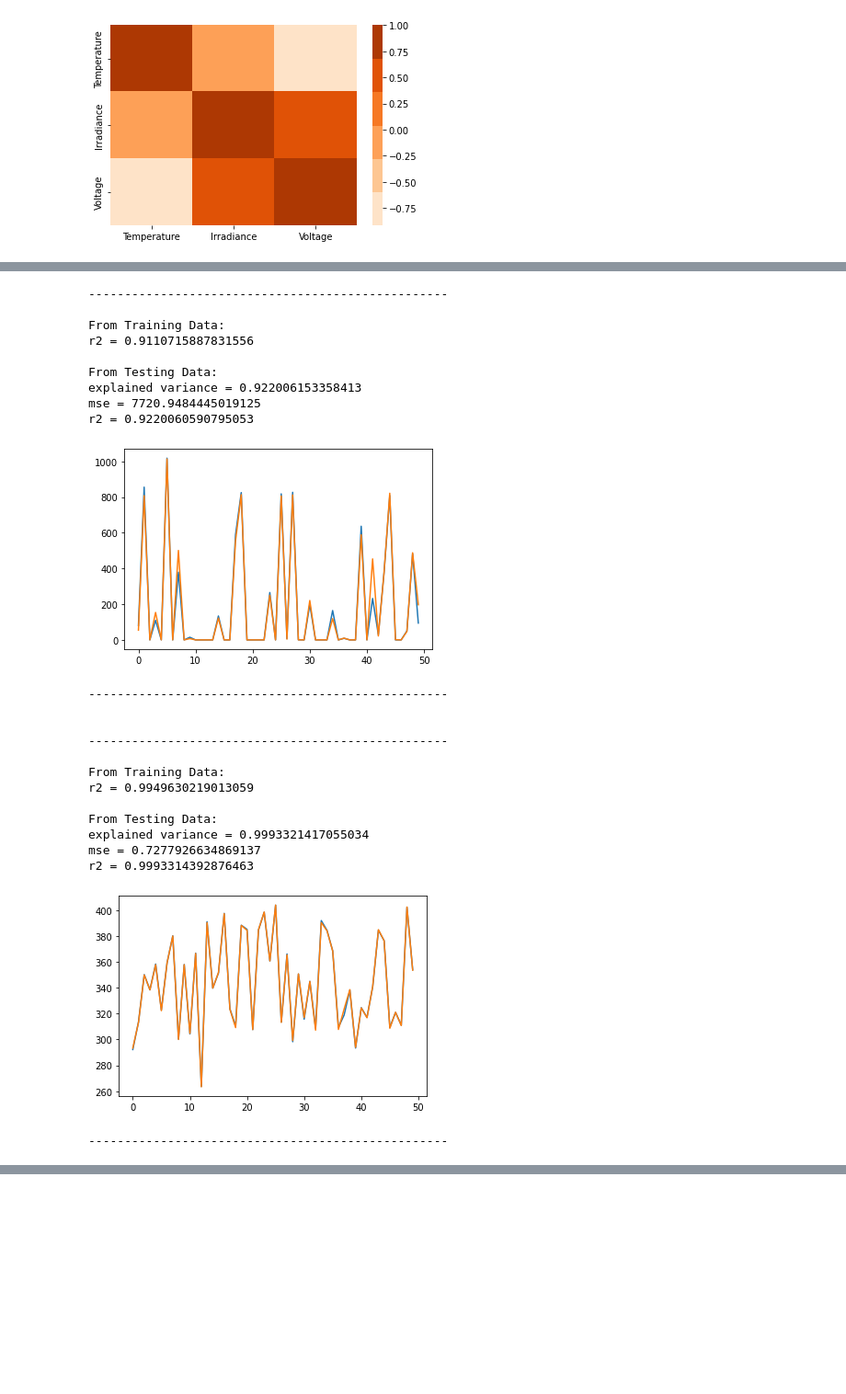
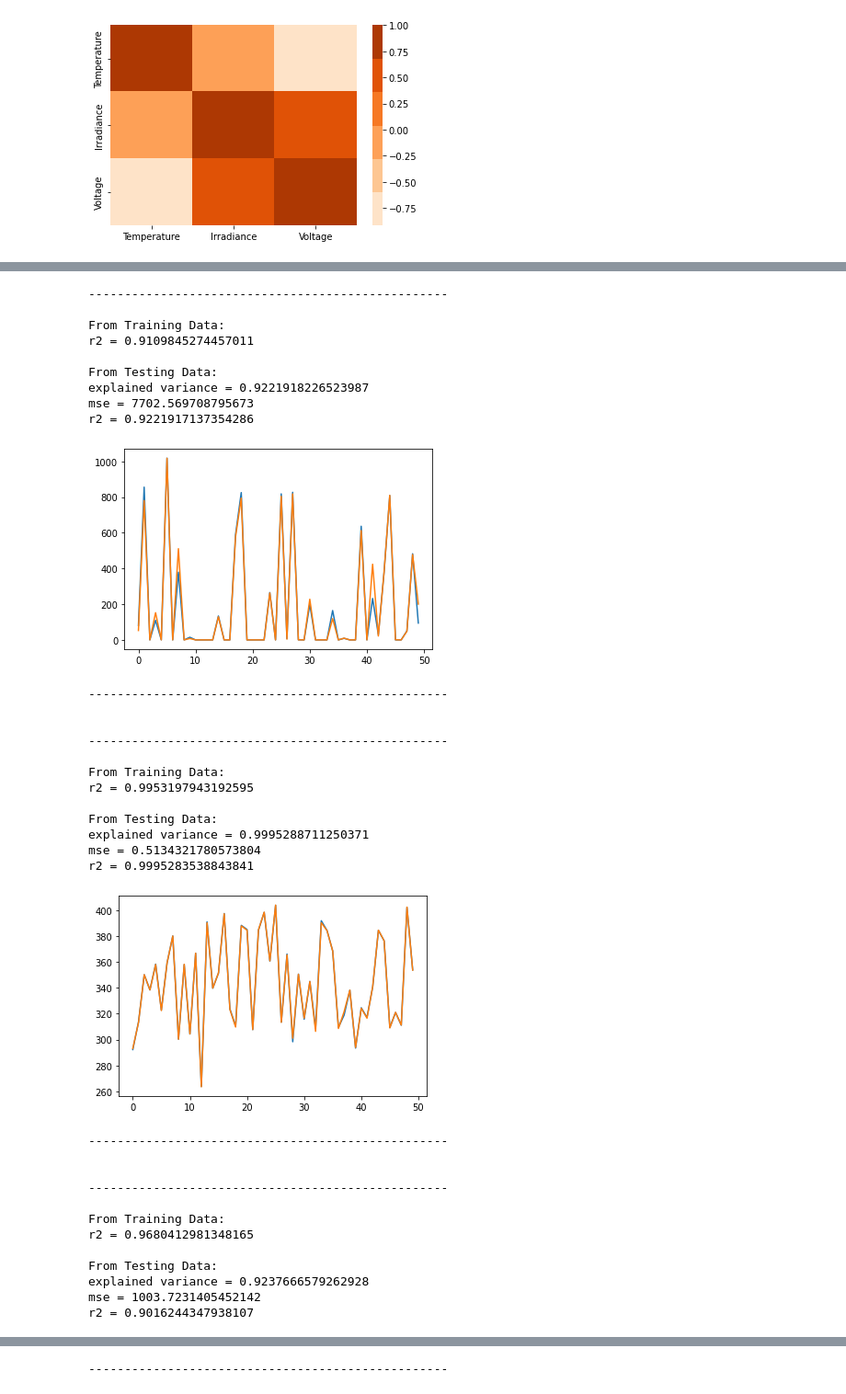
Before and after one commit to BTP-2022-23/ev-charging-estimate, a Jupyter notebook: solarmodel.ipynb, the cells around one changed output, grey strips where cells are left out. Shown at 92% size. Cells and saved outputs as stored; diff of their text form; code cells hidden in the pictures; blank space fills up the shorter version.

Commit message:
Uploading the pv power data ,matmodel

```diff
--- a/solarmodel.ipynb
+++ b/solarmodel.ipynb
@@ -49,6 +49,8 @@ import pytz
 # from sklearn.ensemble import RandomForestRegressor
 # %%
 # loading the datasets
-root = ""
+root = "/content/gdrive/MyDrive/BTP sem7 Group 2/"
 combined_data = pd.read_csv(root+"combined_data.csv");
 matlab_data = pd.read_csv(root+"datasolar.csv")
+matdata = pd.read_csv(root+"matdata.csv")
+print(combined_data)
@@ -109,29 +142,41 @@ def model_maker(data,key):
 # %%
 # creating the models for irradiance and voltage.
 irradiance_model = model_maker(combined_data,'irradiance')
 voltage_model = model_maker(matlab_data,'Voltage')
+mat_model = model_maker(matdata,'Power')
 # %% [output]
 --------------------------------------------------
 
 From Training Data:
-r2 = 0.9110715887831556
+r2 = 0.9109845274457011
 
 From Testing Data:
-explained variance = 0.922006153358413
-mse = 7720.9484445019125
-r2 = 0.9220060590795053
+explained variance = 0.9221918226523987
+mse = 7702.569708795673
+r2 = 0.9221917137354286
-[figure, old version]
+[figure, new version]
 --------------------------------------------------
 
 
 --------------------------------------------------
 
 From Training Data:
-r2 = 0.9949630219013059
+r2 = 0.9953197943192595
 
 From Testing Data:
-explained variance = 0.9993321417055034
-mse = 0.7277926634869137
-r2 = 0.9993314392876463
+explained variance = 0.9995288711250371
+mse = 0.5134321780573804
+r2 = 0.9995283538843841
 [figure]
 --------------------------------------------------
+
+
+--------------------------------------------------
+
+From Training Data:
+r2 = 0.9680412981348165
+
+From Testing Data:
+explained variance = 0.9237666579262928
+mse = 1003.7231405452142
+r2 = 0.9016244347938107
@@ -138,3 +184,4 @@ r2 = 0.9993314392876463
+--------------------------------------------------
 # %%
 # The below function calculates the current time of the region in seconds after 00:00:00.
 def currentTimeCalc(region='Asia/Calcutta'):
```
Also changed, not shown: parts of 5 cells of this notebook, 1 other file.
